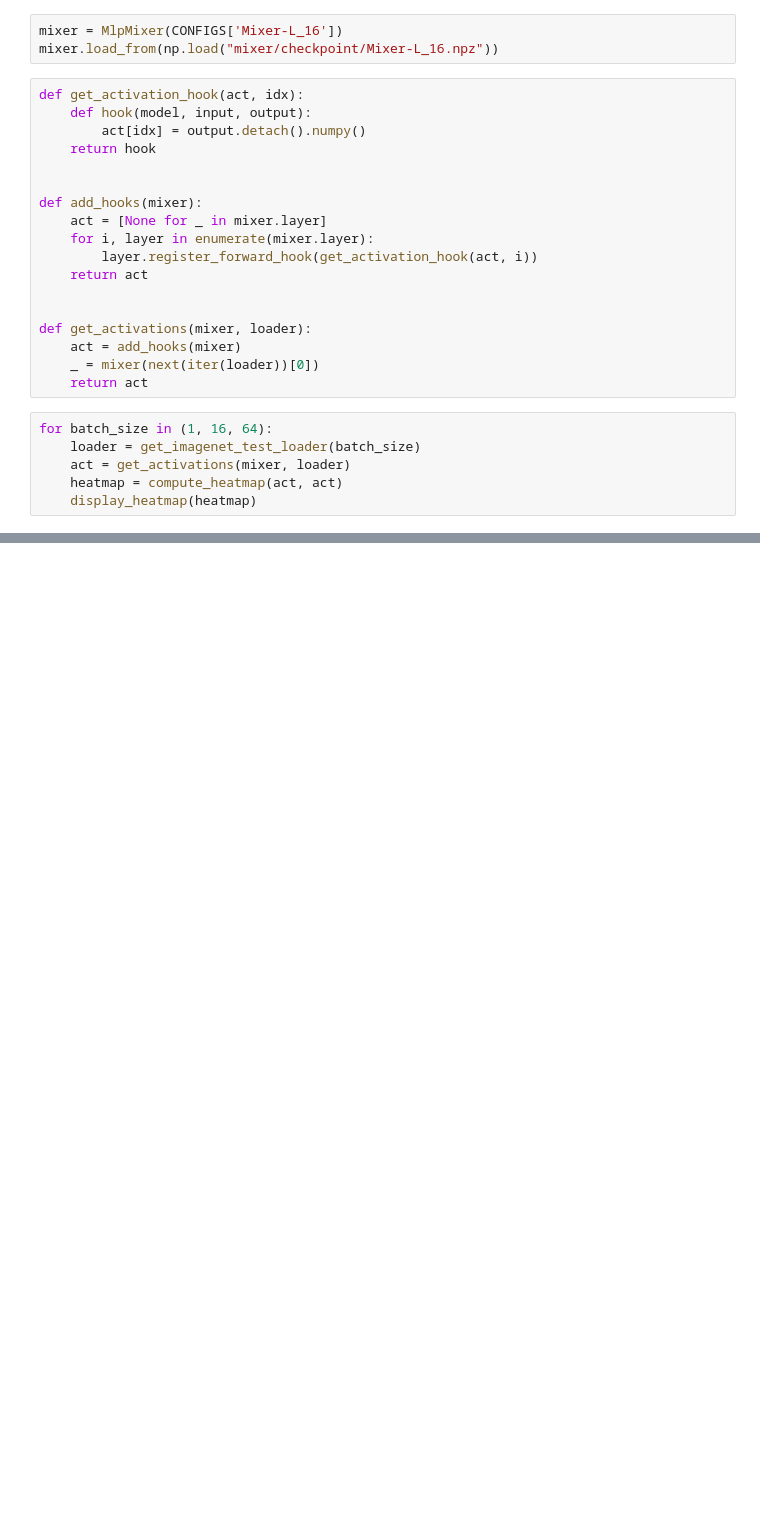
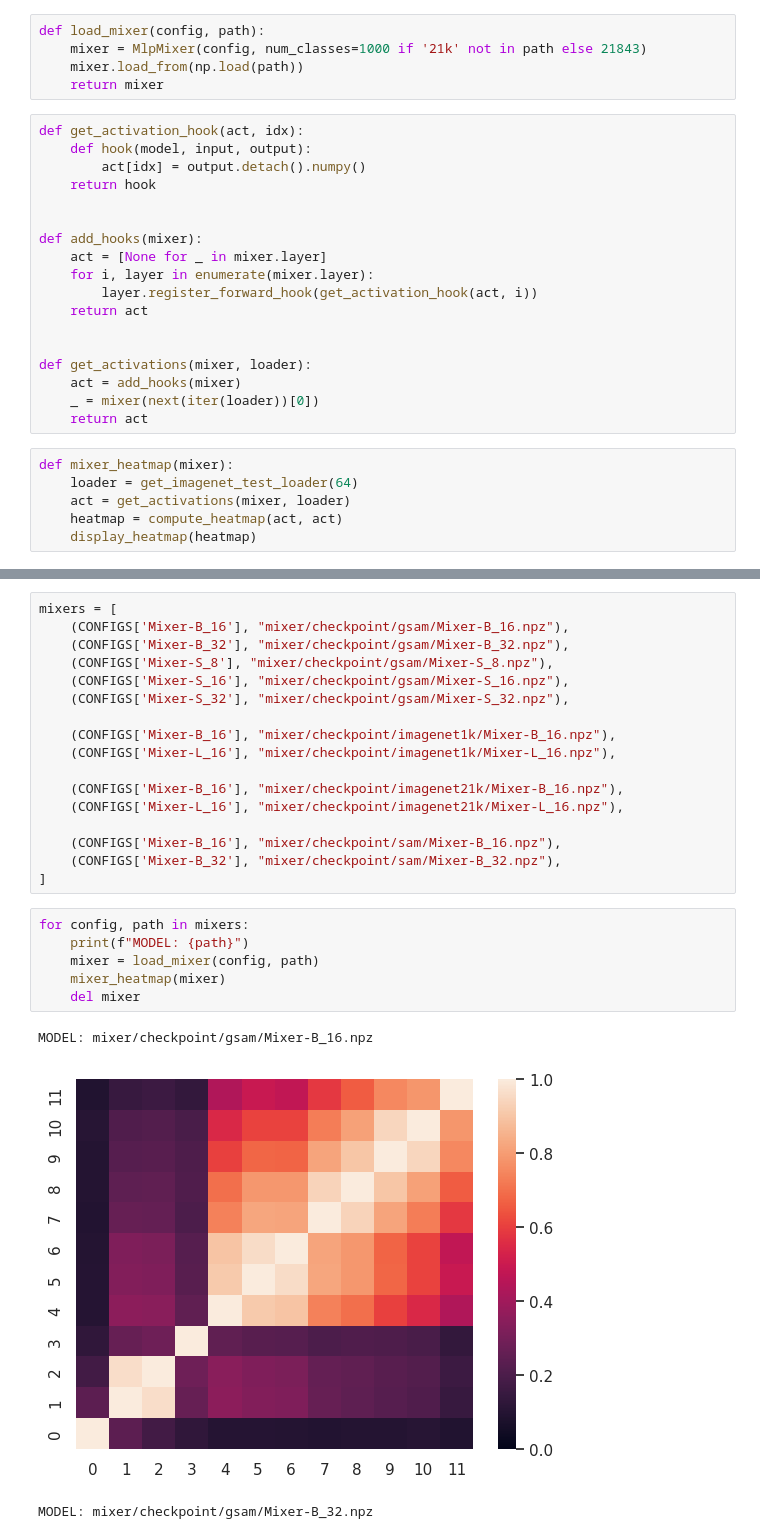
Before and after one commit to SupurCalvinHiggins/cka-prune, a Jupyter notebook: pytorch-mixer/pretrained_cka.ipynb, the cells around one changed output, grey strips where cells are left out. Cells and saved outputs as stored; diff of their text form; blank space fills up the shorter version.

Commit message:
Got heatmaps working for all pretrained models.

```diff
--- a/pytorch-mixer/pretrained_cka.ipynb
+++ b/pytorch-mixer/pretrained_cka.ipynb
@@ -15,6 +6,8 @@ mixer.load_from(np.load("mixer/checkpoint/Mixer-SAM-B_16.npz"))
-# %%
-mixer = MlpMixer(CONFIGS['Mixer-L_16'])
-mixer.load_from(np.load("mixer/checkpoint/Mixer-L_16.npz"))
+# %%
+def load_mixer(config, path):
+    mixer = MlpMixer(config, num_classes=1000 if '21k' not in path else 21843)
+    mixer.load_from(np.load(path))
+    return mixer
 # %%
 def get_activation_hook(act, idx):
     def hook(model, input, output):
@@ -34,8 +27,8 @@ def get_activations(mixer, loader):
     _ = mixer(next(iter(loader))[0])
     return act
 # %%
-for batch_size in (1, 16, 64):
-    loader = get_imagenet_test_loader(batch_size)
+def mixer_heatmap(mixer):
+    loader = get_imagenet_test_loader(64)
     act = get_activations(mixer, loader)
     heatmap = compute_heatmap(act, act)
     display_heatmap(heatmap)
@@ -45,0 +35,27 @@ for batch_size in (1, 16, 64):
+# %%
+mixers = [
+    (CONFIGS['Mixer-B_16'], "mixer/checkpoint/gsam/Mixer-B_16.npz"),
+    (CONFIGS['Mixer-B_32'], "mixer/checkpoint/gsam/Mixer-B_32.npz"),
+    (CONFIGS['Mixer-S_8'], "mixer/checkpoint/gsam/Mixer-S_8.npz"),
+    (CONFIGS['Mixer-S_16'], "mixer/checkpoint/gsam/Mixer-S_16.npz"),
+    (CONFIGS['Mixer-S_32'], "mixer/checkpoint/gsam/Mixer-S_32.npz"),
+
+    (CONFIGS['Mixer-B_16'], "mixer/checkpoint/imagenet1k/Mixer-B_16.npz"),
+    (CONFIGS['Mixer-L_16'], "mixer/checkpoint/imagenet1k/Mixer-L_16.npz"),
+
+    (CONFIGS['Mixer-B_16'], "mixer/checkpoint/imagenet21k/Mixer-B_16.npz"),
+    (CONFIGS['Mixer-L_16'], "mixer/checkpoint/imagenet21k/Mixer-L_16.npz"),
+
+    (CONFIGS['Mixer-B_16'], "mixer/checkpoint/sam/Mixer-B_16.npz"),
+    (CONFIGS['Mixer-B_32'], "mixer/checkpoint/sam/Mixer-B_32.npz"),
+]
+# %%
+for config, path in mixers:
+    print(f"MODEL: {path}")
+    mixer = load_mixer(config, path)
+    mixer_heatmap(mixer)
+    del mixer
+# %% [output]
+MODEL: mixer/checkpoint/gsam/Mixer-B_16.npz
+[figure, added]
+MODEL: mixer/checkpoint/gsam/Mixer-B_32.npz
```
Also changed, not shown: parts of 5 cells of this notebook, 3 other files.
